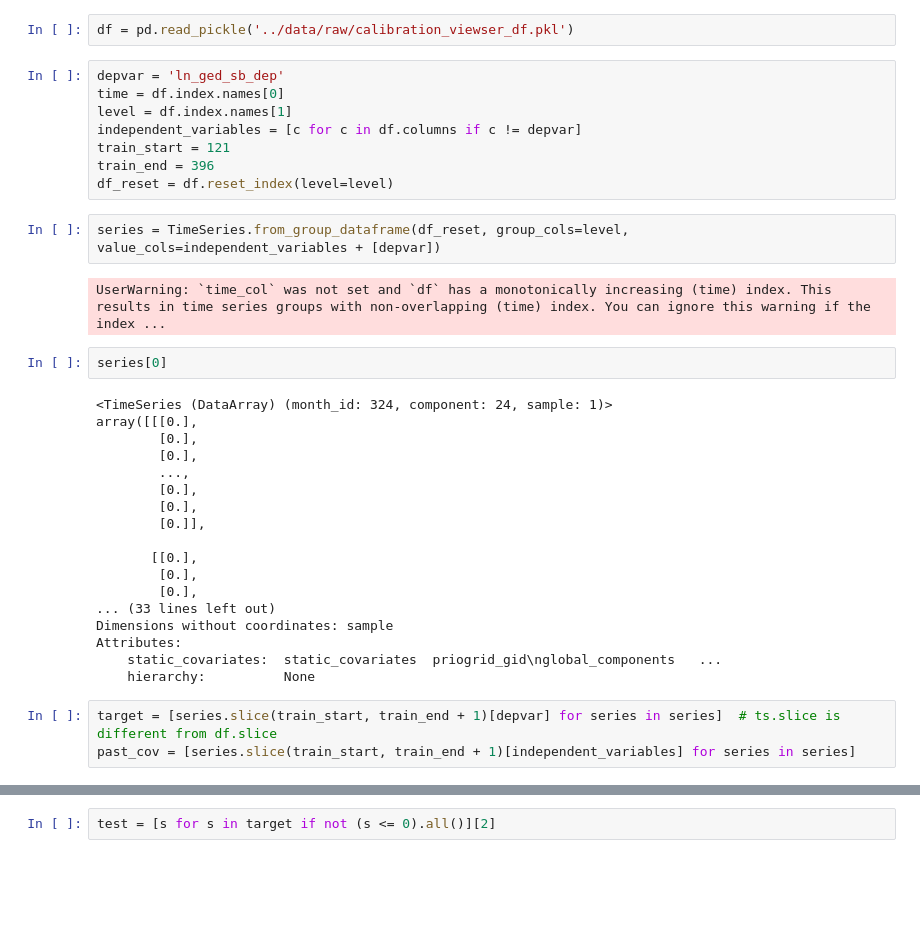
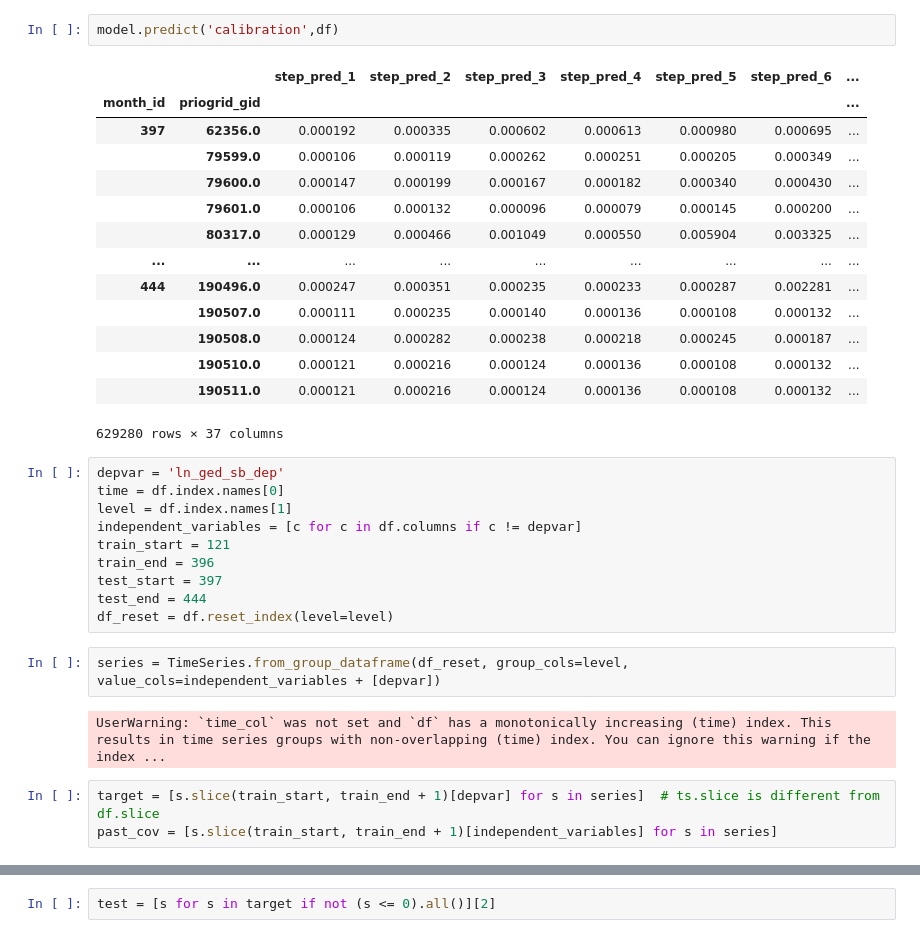
Before and after one commit to prio-data/views_pipeline, a Jupyter notebook: models/old_money/notebooks/test.ipynb, the cells around one changed output, grey strips where cells are left out. Saved outputs shown, nothing was run; the diff lists cells and outputs as text; blank space fills up the shorter version.

```diff
--- a/models/old_money/notebooks/test.ipynb
+++ b/models/old_money/notebooks/test.ipynb
@@ -5,5 +78,20 @@ import numpy as np
 # %%
-df = pd.read_pickle('../data/raw/calibration_viewser_df.pkl')
+model.predict('calibration',df)
+# %% [output]
+|  |  | step_pred_1 | step_pred_2 | step_pred_3 | step_pred_4 | step_pred_5 | step_pred_6 | ... |
+| month_id | priogrid_gid |  |  |  |  |  |  | ... |
+| 397 | 62356.0 | 0.000192 | 0.000335 | 0.000602 | 0.000613 | 0.000980 | 0.000695 | ... |
+|  | 79599.0 | 0.000106 | 0.000119 | 0.000262 | 0.000251 | 0.000205 | 0.000349 | ... |
+|  | 79600.0 | 0.000147 | 0.000199 | 0.000167 | 0.000182 | 0.000340 | 0.000430 | ... |
+|  | 79601.0 | 0.000106 | 0.000132 | 0.000096 | 0.000079 | 0.000145 | 0.000200 | ... |
+|  | 80317.0 | 0.000129 | 0.000466 | 0.001049 | 0.000550 | 0.005904 | 0.003325 | ... |
+| ... | ... | ... | ... | ... | ... | ... | ... | ... |
+| 444 | 190496.0 | 0.000247 | 0.000351 | 0.000235 | 0.000233 | 0.000287 | 0.002281 | ... |
+|  | 190507.0 | 0.000111 | 0.000235 | 0.000140 | 0.000136 | 0.000108 | 0.000132 | ... |
+|  | 190508.0 | 0.000124 | 0.000282 | 0.000238 | 0.000218 | 0.000245 | 0.000187 | ... |
+|  | 190510.0 | 0.000121 | 0.000216 | 0.000124 | 0.000136 | 0.000108 | 0.000132 | ... |
+|  | 190511.0 | 0.000121 | 0.000216 | 0.000124 | 0.000136 | 0.000108 | 0.000132 | ... |
+629280 rows × 37 columns
 # %%
 depvar = 'ln_ged_sb_dep'
 time = df.index.names[0]
@@ -11,31 +99,13 @@ level = df.index.names[1]
 independent_variables = [c for c in df.columns if c != depvar]
 train_start = 121
 train_end = 396
+test_start = 397
+test_end = 444
 df_reset = df.reset_index(level=level)
 # %%
 series = TimeSeries.from_group_dataframe(df_reset, group_cols=level, value_cols=independent_variables + [depvar])
 # %% [output]
 UserWarning: `time_col` was not set and `df` has a monotonically increasing (time) index. This results in time series groups with non-overlapping (time) index. You can ignore this warning if the index ...
-# %%
-series[0]
-# %% [output]
-<TimeSeries (DataArray) (month_id: 324, component: 24, sample: 1)>
-array([[[0.],
-        [0.],
-        [0.],
-        ...,
-        [0.],
-        [0.],
-        [0.]],
-
-       [[0.],
-        [0.],
-        [0.],
-... (33 lines left out)
-Dimensions without coordinates: sample
-Attributes:
-    static_covariates:  static_covariates  priogrid_gid\nglobal_components   ...
-    hierarchy:          None
 # %%
-target = [series.slice(train_start, train_end + 1)[depvar] for series in series]  # ts.slice is different from df.slice
-past_cov = [series.slice(train_start, train_end + 1)[independent_variables] for series in series]
+target = [s.slice(train_start, train_end + 1)[depvar] for s in series]  # ts.slice is different from df.slice
+past_cov = [s.slice(train_start, train_end + 1)[independent_variables] for s in series]
```
Also changed, not shown: parts of 25 cells of this notebook, 10 other files.
